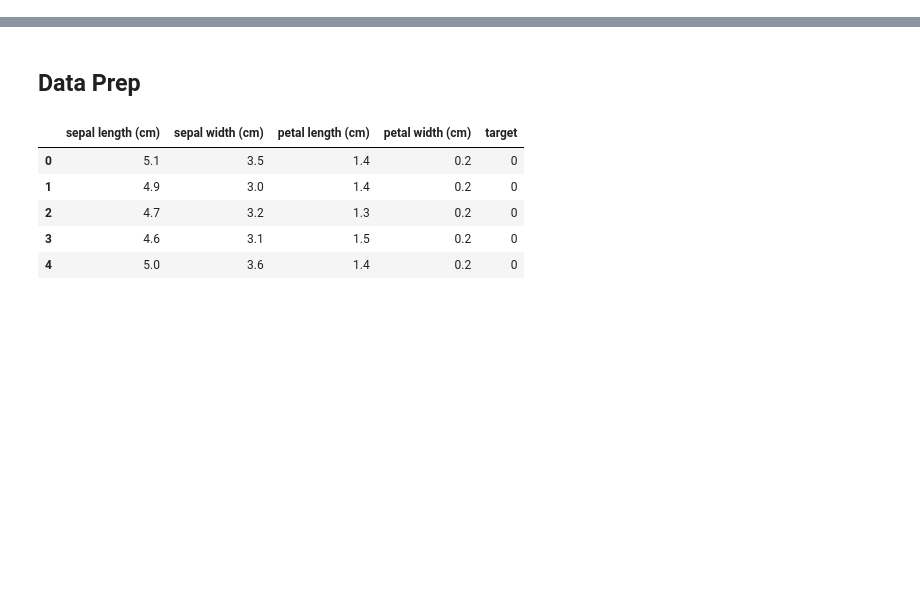
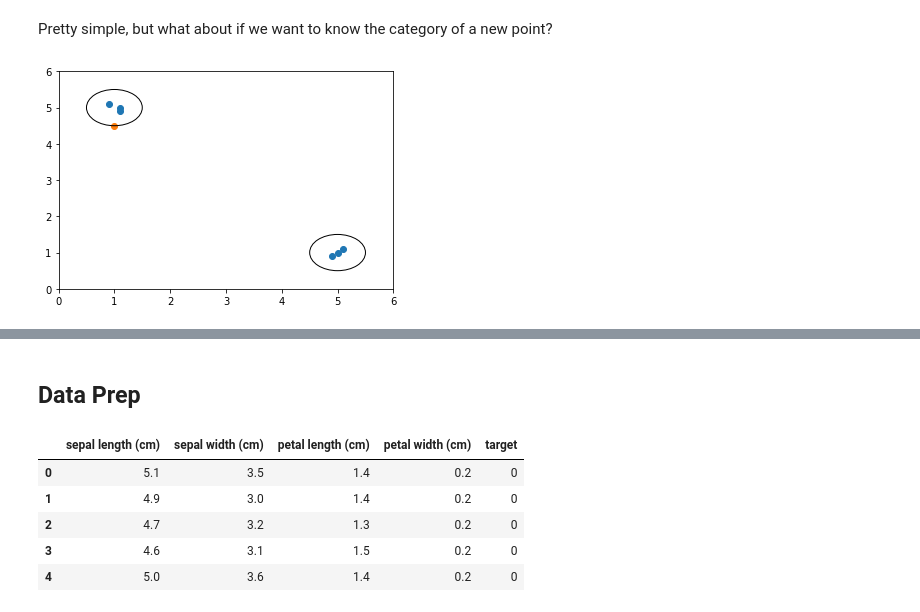
Before and after one commit to MarkFranciscus/ML-Notebooks, a Jupyter notebook: Supervised Learning - K Nearest Neighbours.ipynb, the cells around one changed output, grey strips where cells are left out. Cells and saved outputs as stored; diff of their text form; code cells hidden in the pictures; blank space fills up the shorter version.

```diff
--- a/Supervised Learning - K Nearest Neighbours.ipynb
+++ b/Supervised Learning - K Nearest Neighbours.ipynb
@@ -12,0 +41,10 @@ The algorithm has 3 steps
+# %% [markdown]
+Pretty simple, but what about if we want to know the category of a new point?
+# %%
+# circle_1.remove()
+# circle_2.remove()
+
+ax.scatter([1],[4.5])
+fig
+# %% [output]
+[figure, added]
```
Also changed, not shown: parts of 14 cells of this notebook.
